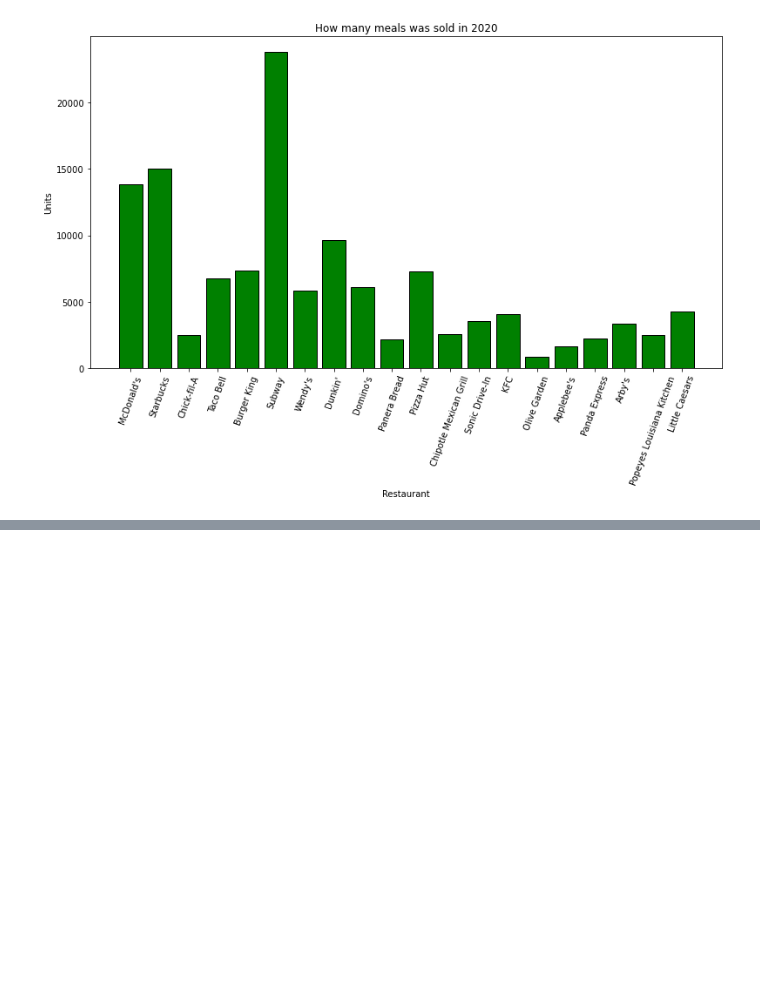
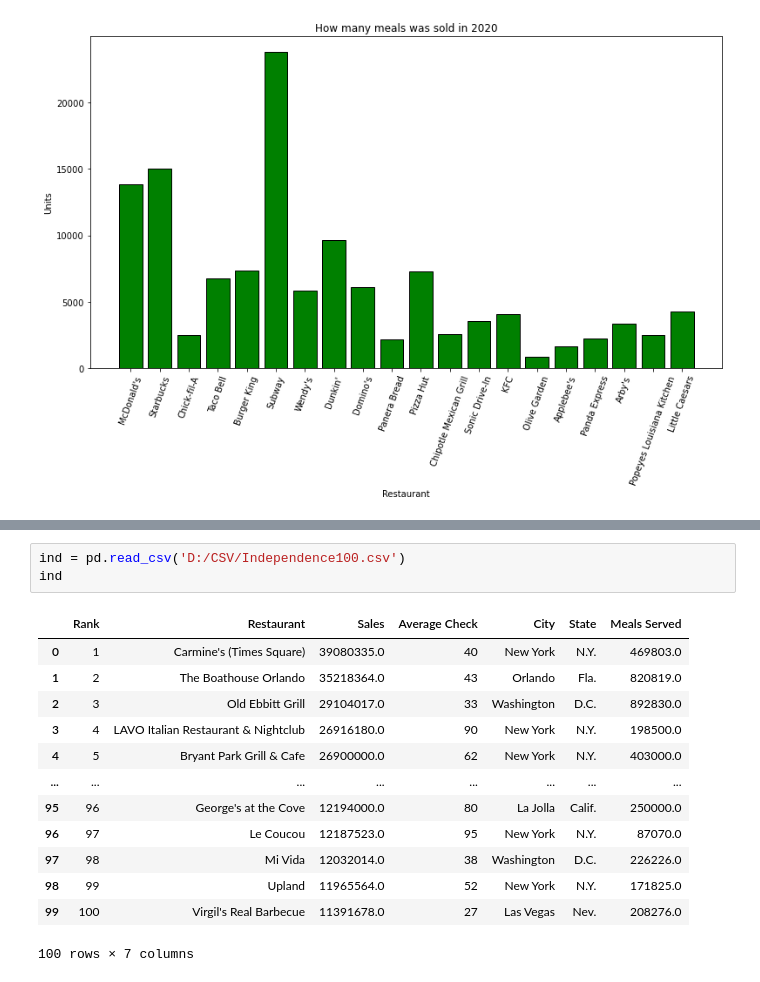
Before and after one commit to lukaszplatos/DataIntro, a Jupyter notebook: MyProject.ipynb, the cells around one changed output, grey strips where cells are left out. Cells and saved outputs as stored; diff of their text form; blank space fills up the shorter version.

```diff
--- a/MyProject.ipynb
+++ b/MyProject.ipynb
@@ -400,0 +419,17 @@ Text(0.5, 1.0, 'How many meals was sold in 2020')
+# %%
+ind = pd.read_csv('D:/CSV/Independence100.csv')
+ind
+# %% [output]
+|  | Rank | Restaurant | Sales | Average Check | City | State | Meals Served |
+| 0 | 1 | Carmine's (Times Square) | 39080335.0 | 40 | New York | N.Y. | 469803.0 |
+| 1 | 2 | The Boathouse Orlando | 35218364.0 | 43 | Orlando | Fla. | 820819.0 |
+| 2 | 3 | Old Ebbitt Grill | 29104017.0 | 33 | Washington | D.C. | 892830.0 |
+| 3 | 4 | LAVO Italian Restaurant & Nightclub | 26916180.0 | 90 | New York | N.Y. | 198500.0 |
+| 4 | 5 | Bryant Park Grill & Cafe | 26900000.0 | 62 | New York | N.Y. | 403000.0 |
+| ... | ... | ... | ... | ... | ... | ... | ... |
+| 95 | 96 | George's at the Cove | 12194000.0 | 80 | La Jolla | Calif. | 250000.0 |
+| 96 | 97 | Le Coucou | 12187523.0 | 95 | New York | N.Y. | 87070.0 |
+| 97 | 98 | Mi Vida | 12032014.0 | 38 | Washington | D.C. | 226226.0 |
+| 98 | 99 | Upland | 11965564.0 | 52 | New York | N.Y. | 171825.0 |
+| 99 | 100 | Virgil's Real Barbecue | 11391678.0 | 27 | Las Vegas | Nev. | 208276.0 |
+100 rows × 7 columns
```
Also changed, not shown: parts of 3 cells of this notebook.
